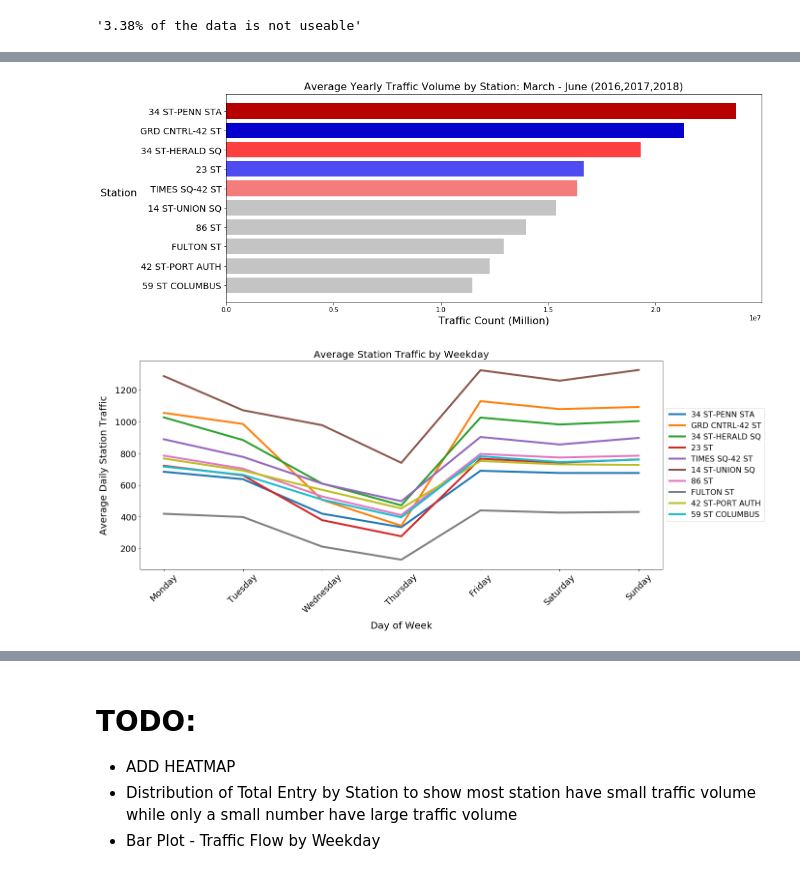
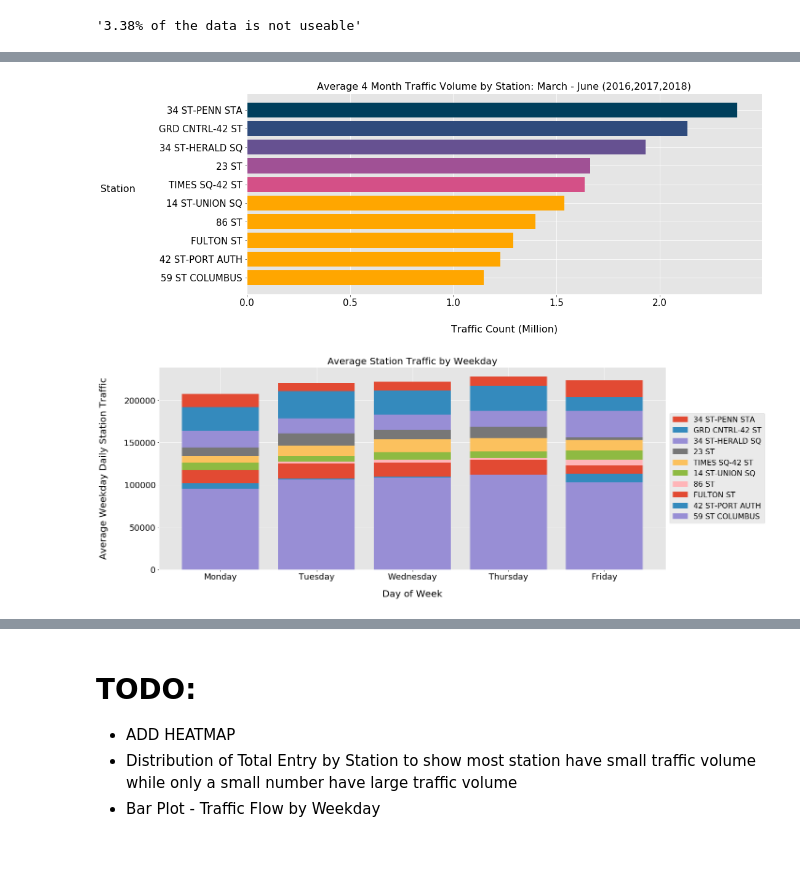
Before and after one commit to MohammadBakir/Project-Benson, a Jupyter notebook: Project Benson.ipynb, the cells around one changed output, grey strips where cells are left out. Cells and saved outputs as stored; diff of their text form; code cells hidden in the pictures.

Commit message:
Added Plots and Graphs

```diff
--- a/Project Benson.ipynb
+++ b/Project Benson.ipynb
@@ -146,0 +150,17 @@ top10_avg = [i for i in top_10_list_3_month_yearly_Traffic.index]
+# %%
+#Group data by station and day of week to find average daily visitors per station.
+#Reset index of new dataframe to be used to extract top ten stations.
+average_daily_station_entries = df.groupby(['STATION','DOW'])[['TOTAL_TRAFFIC']].sum()/54
+average_daily_station_entries=average_daily_station_entries.reset_index()
+# %%
+#Generate Data frame with top 10 stations
+average_daily_total_per_top_10_stations= average_daily_station_entries[average_daily_station_entries['STATION'].isin(top10_sum)].copy()
+# %%
+#Replace Days of Week by integer values to seperate into weekday and weekend
+average_daily_total_per_top_10_stations.replace('Monday', 0, inplace=True)
+average_daily_total_per_top_10_stations.replace('Tuesday', 1, inplace=True)
+average_daily_total_per_top_10_stations.replace('Wednesday', 2, inplace=True)
+average_daily_total_per_top_10_stations.replace('Thursday', 3, inplace=True)
+average_daily_total_per_top_10_stations.replace('Friday', 4, inplace=True)
+average_daily_total_per_top_10_stations.replace('Saturday', 5, inplace=True)
+average_daily_total_per_top_10_stations.replace('Sunday', 6, inplace=True)
@@ -146,0 +169,3 @@ top10_avg = [i for i in top_10_list_3_month_yearly_Traffic.index]
+# %%
+#Seperate average daily top 10 by weekday
+average_weekday_total_top_10_stations = average_daily_total_per_top_10_stations[average_daily_total_per_top_10_stations.DOW < 5]
@@ -167,18 +231,27 @@ ax.tick_params(labelsize=14)
 # %%
-#TODO: Remove Scientific Notation, Increase X-Axis Tick Mark
 #Identified top 10 stations by volume of turnstile entries and exits
 #Source for reference -> https://matplotlib.org/gallery/lines_bars_and_markers/barh.html
-colorlist = ['#b70000','#0600ce','#fc3f3f','#4f4bf2','#f47c7c','#c4c4c4','#c4c4c4','#c4c4c4','#c4c4c4','#c4c4c4']
+colorlist = ['#003f5c','#2f4b7c','#665191','#a05195','#d45087','#ffa600','#ffa600','#ffa600','#ffa600','#ffa600']
+tick_list = ['0.0','0.5','1.0', '1.5', '2.0']
+
 fig, ax = plt.subplots(1, figsize=(15, 6))
 y_pos = np.arange(10)
+
+ax.set_xticklabels(tick_list,fontsize = 18,color='black')
+ax.xaxis.set_label_coords(.5,-.15)
+ax.set_xlabel('Traffic Count (Million)',fontsize=16, color="black")
+
 ax.set_yticks(y_pos)
-ax.set_yticklabels(top10_avg, fontsize = 14)
-ax.set_ylabel('Station',fontsize = 16,rotation = 0)
-ax.yaxis.set_label_coords(-.2,.5)
-ax.set_xlabel('Traffic Count (Million)',fontsize=16)
-#ax.get_xaxis().get_major_formatter().set_scientific(False)
+ax.set_yticklabels(top10_avg, fontsize = 14,color='black')
+ax.set_ylabel('Station',fontsize = 16,rotation = 0, color="black")
+ax.yaxis.set_label_coords(-.25,.5)
+
+
 ax.barh(y_pos, top_10_list_3_month_yearly_Traffic['TOTAL_TRAFFIC'], color=colorlist, align='center')
 ax.invert_yaxis();
-plt.title('Average Yearly Traffic Volume by Station: March - June (2016,2017,2018)', fontsize=16);
+ax.tick_params(labelsize=15)
+plt.title('Average 4 Month Traffic Volume by Station: March - June (2016,2017,2018)', fontsize=16);
+plt.savefig('Average4MonthAllTime.svg')
+plt.savefig('Average4MonthAllTime.jpg')
 # %% [output]
-[figure, old version]
+[figure, new version]
@@ -192,24 +258,26 @@ average_daily_total_per_station= average_daily_station_entries[average_daily_sta
 # %%
-#TODO: Figure out why days do not appear on the graph
 # for each station, plot the traffic by weekday
-weekday_list = ['','Monday','Tuesday','Wednesday', 'Thursday', 'Friday', 'Saturday', 'Sunday']
+weekday_list = ['','Monday','Tuesday','Wednesday', 'Thursday', 'Friday']
 fig = plt.figure(figsize = (15, 6))
 
-x = range(0,7)
+x = average_weekday_total_top_10_stations.DOW.unique()
 axes = fig.add_axes([0, 0, 1, 1])
 
 for station in top10_sum:
-    y = average_daily_total_per_station[average_daily_total_per_station['STATION'] == station]['TOTAL_TRAFFIC']
-    axes.plot(x, y, label = station, linewidth=4.0)
+    y = average_weekday_total_top_10_stations[average_weekday_total_top_10_stations['STATION'] == station]['TOTAL_TRAFFIC']
+    axes.bar(x, y, label = station)
 
 
-axes.set_xlabel('Day of Week', fontsize = 20)
-axes.set_ylabel('Average Daily Station Traffic', fontsize = 20)
-axes.set_title('Average Station Traffic by Weekday', fontsize = 20)
-axes.set_xticklabels(weekday_list,rotation=45, fontsize = 18)
-axes.yaxis.set_label_coords(-.06,.5)
-axes.xaxis.set_label_coords(.5,-0.25)
+axes.set_xlabel('Day of Week', fontsize = 20,color='black')
+axes.set_ylabel('Average Weekday Daily Station Traffic', fontsize = 20,color='black')
+axes.set_title('Average Station Traffic by Weekday', fontsize = 20, color='black')
+axes.set_xticklabels(weekday_list,rotation=0, fontsize = 18, color='black')
+
+axes.yaxis.set_label_coords(-.1,.5)
+axes.xaxis.set_label_coords(.5,-0.1)
 axes.legend(fontsize=16, loc='center left', bbox_to_anchor=(1, 0.5));
-axes.tick_params(labelsize=18)
+axes.tick_params(colors = 'black',labelsize=18)
+plt.savefig('AverageTrafficWeekday.svg')
+plt.savefig('AverageTrafficWeekday.jpg')
 # %% [output]
-[figure, old version]
+[figure, new version]
```
Also changed, not shown: parts of 18 cells of this notebook, 8 other files.
